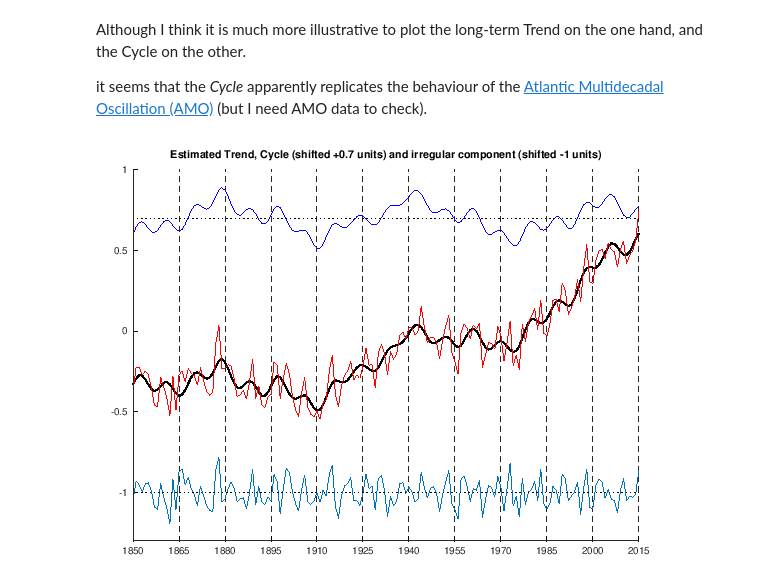
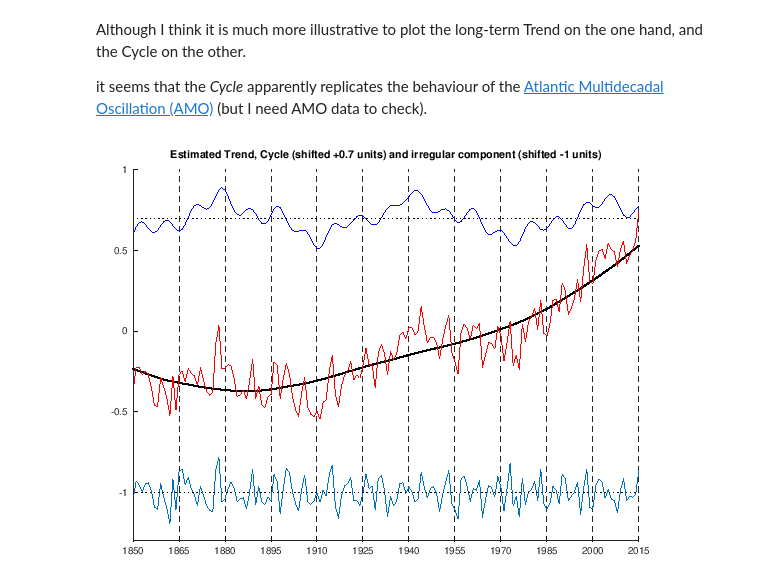
Before and after one commit to mbujosab/PracticasLDHR, a Jupyter notebook: ForPeter.ipynb, the cells around one changed output. Cells and saved outputs as stored; diff of their text form; code cells hidden in the pictures.

```diff
--- a/ForPeter.ipynb
+++ b/ForPeter.ipynb
@@ -240,19 +249,19 @@ Although I think it is much more illustrative to plot the long-term Trend on the
 
 it seems that the _Cycle_ apparently replicates the behaviour of the [Atlantic Multidecadal Oscillation (AMO)](https://www.psl.noaa.gov/data/timeseries/AMO/) (but I need AMO data to check).
 # %%
-plot(yr, Trend(:,1), '-k', "linewidth", 4)
+plot(yr, Trend(:,2), '-k', "linewidth", 4)
 set (gca(), "xtick", datenum (1850:15:2015,1,1));
 datetick ("x", "YYYY", "keepticks");
 set (gca(), "xgrid", "on");
 set(gca,'GridLineStyle','--')
 hold on
 plot(yr, y,'-r')
 plot(yr, irreg-1)
 plot(yr, -ones(length(y)), ':k')
 plot(yr, cycle+0.7, '-b')
 plot(yr, ones(length(y))*.7, ':k')
 ylim([-1.3, 1])
 title('Estimated Trend, Cycle (shifted +0.7 units) and irregular component (shifted -1 units)')
 box off;
 # %% [output]
-[figure, old version]
+[figure, new version]
```
Also changed, not shown: parts of 5 cells of this notebook.
